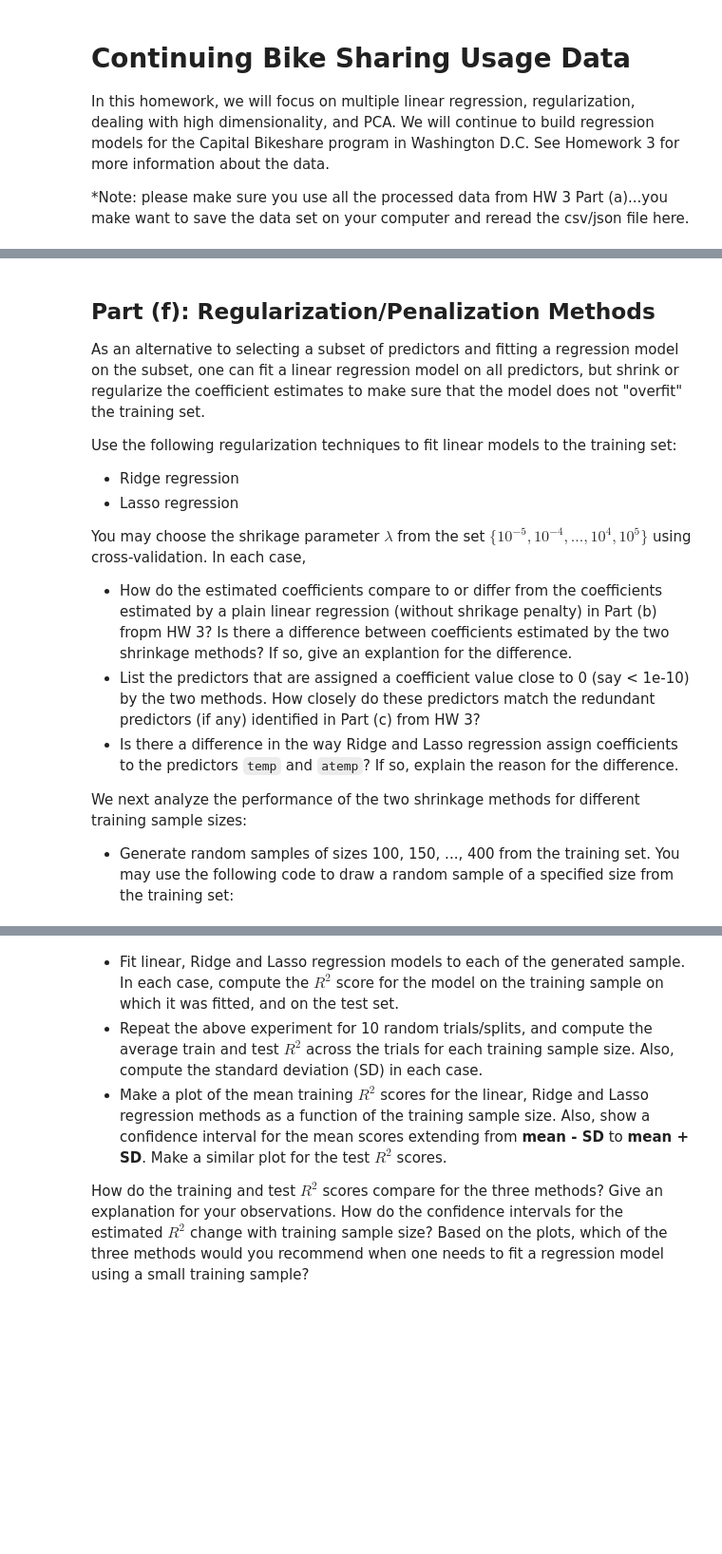
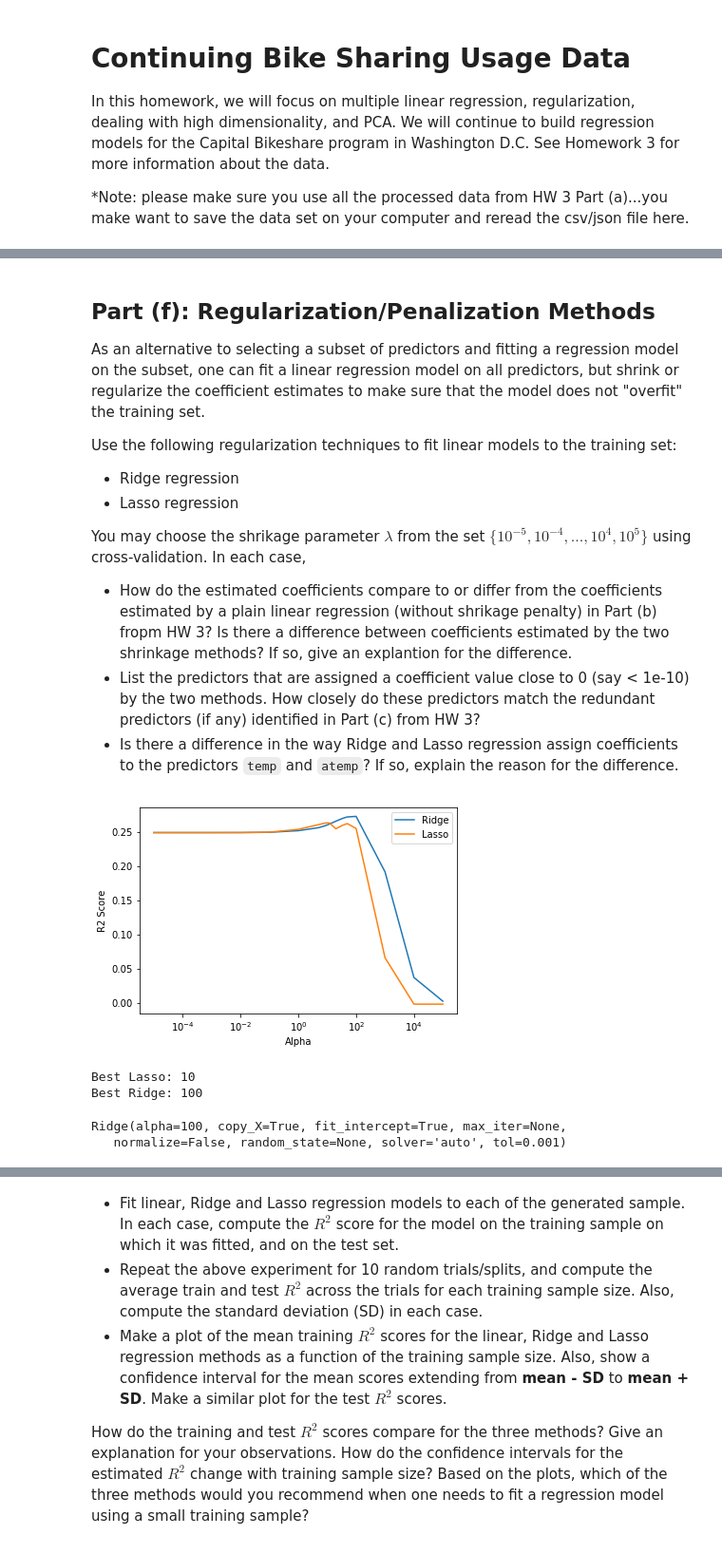
Before and after one commit to REMitchell/CSCIE109A, a Jupyter notebook: hw4/cs109a_hw4.ipynb, the cells around one changed output, grey strips where cells are left out. Shown at 95% size. Cells and saved outputs as stored; diff of their text form; code cells hidden in the pictures; blank space fills up the shorter version.

```diff
--- a/hw4/cs109a_hw4.ipynb
+++ b/hw4/cs109a_hw4.ipynb
@@ -43,3 +43,11 @@ from sklearn.linear_model import LassoCV
 In this homework, we will focus on multiple linear regression, regularization, dealing with high dimensionality, and PCA. We will continue to build regression models for the Capital Bikeshare program in Washington D.C.  See Homework 3 for more information about the data.
 
 *Note: please make sure you use all the processed data from HW 3 Part (a)...you make want to save the data set on your computer and reread the csv/json file here.
+# %%
+train_df = pd.read_csv('./data/train_processed.csv')
+test_df = pd.read_csv('./data/test_processed.csv')
+# I don't know why this keeps happening
+train_df = train_df.drop('Unnamed: 0', 1)
+test_df = test_df.drop('Unnamed: 0', 1)
+train_df.head()
+test_df.head()
@@ -57,6 +73,57 @@ You may choose the shrikage parameter $\lambda$ from the set $\{10^{-5}, 10^{-4}
 - How do the estimated coefficients compare to or differ from the coefficients estimated by a plain linear regression (without shrikage penalty) in Part (b) fropm HW 3? Is there a difference between coefficients estimated by the two shrinkage methods? If so, give an explantion for the difference.
 - List the predictors that are assigned a coefficient value close to 0 (say < 1e-10) by the two methods. How closely do these predictors match the redundant predictors (if any) identified in Part (c) from HW 3?
 - Is there a difference in the way Ridge and Lasso regression assign coefficients to the predictors `temp` and `atemp`? If so, explain the reason for the difference.
-
-We next analyze the performance of the two shrinkage methods for different training sample sizes:
-- Generate random samples of sizes 100, 150, ..., 400 from the training set. You may use the following code to draw a random sample of a specified size from the training set:
+# %%
+# Use Ridge and Lasso regression to create models on the training set
+
+# Remove the numeric columns that have been normalized separately, as well as the redundant categorical columns
+remove_cols = ['temp', 'atemp', 'humidity', 'windspeed', 'count', 'season_3.0', 'month_12.0', 'day_of_week_6.0', 'weather_3.0']
+
+Xtrain = train_df[train_df.columns.difference(remove_cols)]
+Xtest  = test_df[test_df.columns.difference(remove_cols)]
+predictors = list(Xtrain)
+#  Create response
+ytrain = train_df['count']
+ytest  = test_df['count']
+
+alphas = [.00001, .0001, .001, .01, .1, 1, 5, 8, 10, 12, 20, 30, 35, 40, 45, 50, 100, 1000, 10000, 100000]
+r2s = {'ridge':[], 'lasso':[]}
+
+for alpha in alphas:
+    lasso = Lasso(alpha=alpha, fit_intercept=True)
+    lasso.fit(Xtrain, ytrain)
+    #print("ALPHA "+str(alpha))
+    #print(clf.coef_)
+    #print(clf.intercept_)
+    lasso_preds = lasso.predict(Xtest)
+    r2s['lasso'].append(r2_score(ytest, lasso_preds))
+
+    ridge = Ridge(alpha=alpha, fit_intercept=True)
+    ridge.fit(Xtrain, ytrain)
+    ridge_preds = ridge.predict(Xtest)
+    r2s['ridge'].append(r2_score(ytest, ridge_preds))
+
+
+plt.semilogx(alphas, r2s['ridge'], label='Ridge')
+plt.semilogx(alphas, r2s['lasso'], label='Lasso')
+plt.ylabel("R2 Score")
+plt.xlabel("Alpha")
+plt.legend()
+plt.show()
+
+winningRidge = np.argmax(r2s['ridge'])
+winningLasso = np.argmax(r2s['lasso'])
+print("Best Lasso: "+str(alphas[winningLasso]))
+print("Best Ridge: "+str(alphas[winningRidge]))
+
+lasso = Lasso(alpha=alphas[winningLasso], fit_intercept=True)
+lasso.fit(Xtrain, ytrain)
+
+ridge = Ridge(alpha=alphas[winningRidge], fit_intercept=True)
+ridge.fit(Xtrain, ytrain)
+# %% [output]
+[figure, added]
+Best Lasso: 10
+Best Ridge: 100
+Ridge(alpha=100, copy_X=True, fit_intercept=True, max_iter=None,
+   normalize=False, random_state=None, solver='auto', tol=0.001)
```
Also changed, not shown: parts of 17 cells of this notebook.
